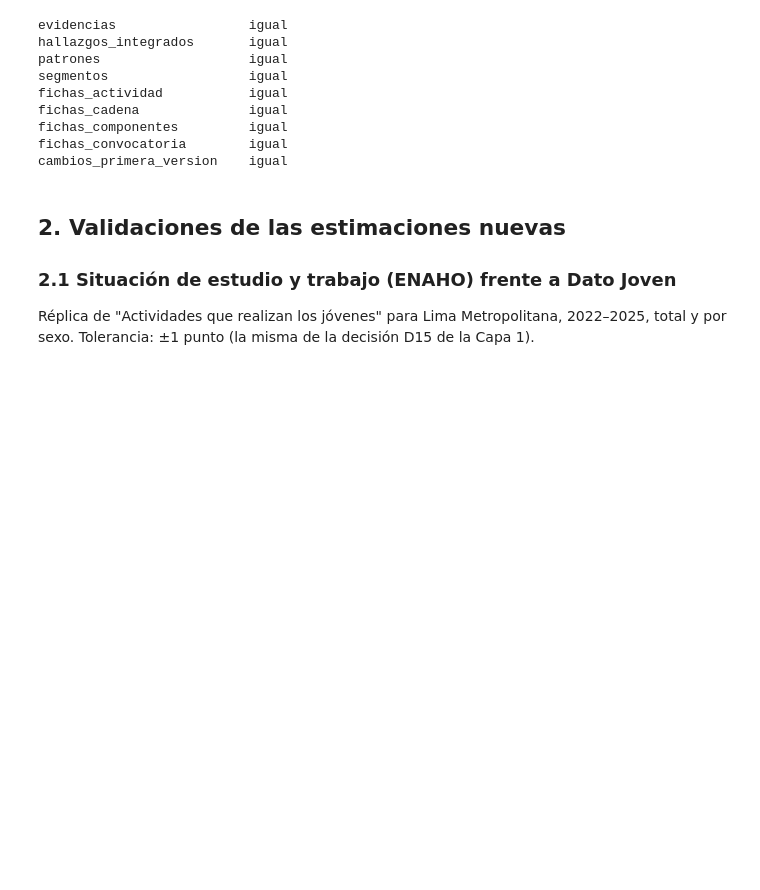
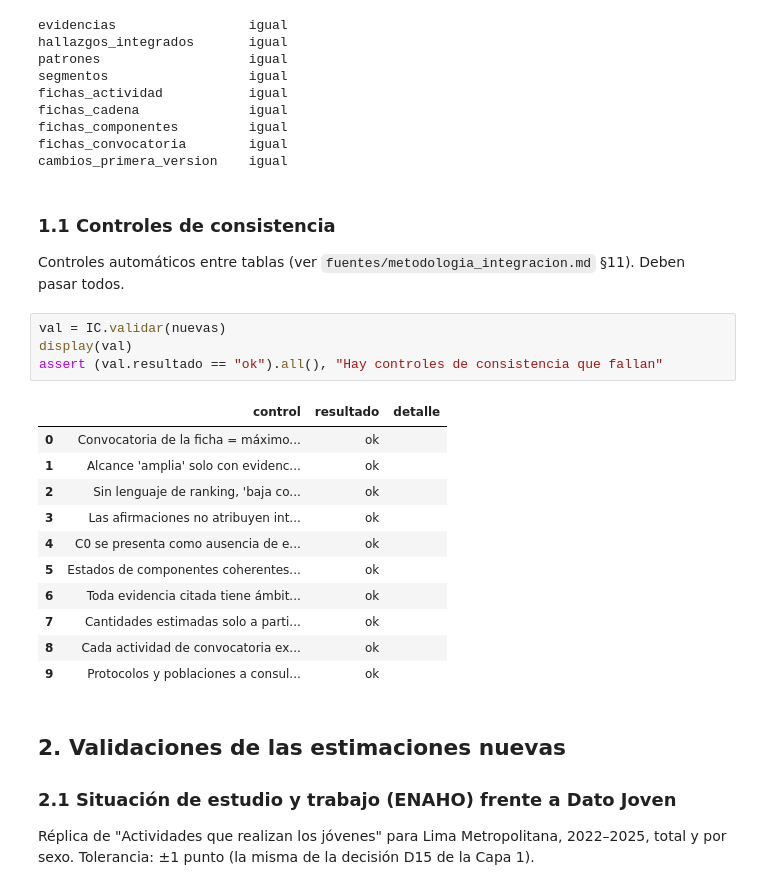
Before and after one commit to serugiran96/ORP-juventudLimaEste, a Jupyter notebook: proyectos/modelo-definicion-actividades/notebooks/04_integracion.ipynb, the cells around one changed output. Drawn from its saved outputs; the diff is of its cells as text; blank space fills up the shorter version.

```diff
--- a/proyectos/modelo-definicion-actividades/notebooks/04_integracion.ipynb
+++ b/proyectos/modelo-definicion-actividades/notebooks/04_integracion.ipynb
@@ -73,6 +74,26 @@ fichas_cadena              igual
 fichas_componentes         igual
 fichas_convocatoria        igual
 cambios_primera_version    igual
+# %% [markdown]
+### 1.1 Controles de consistencia
+
+Controles automáticos entre tablas (ver `fuentes/metodologia_integracion.md` §11). Deben pasar todos.
+# %%
+val = IC.validar(nuevas)
+display(val)
+assert (val.resultado == "ok").all(), "Hay controles de consistencia que fallan"
+# %% [output]
+|  | control | resultado | detalle |
+| 0 | Convocatoria de la ficha = máximo... | ok |  |
+| 1 | Alcance 'amplia' solo con evidenc... | ok |  |
+| 2 | Sin lenguaje de ranking, 'baja co... | ok |  |
+| 3 | Las afirmaciones no atribuyen int... | ok |  |
+| 4 | C0 se presenta como ausencia de e... | ok |  |
+| 5 | Estados de componentes coherentes... | ok |  |
+| 6 | Toda evidencia citada tiene ámbit... | ok |  |
+| 7 | Cantidades estimadas solo a parti... | ok |  |
+| 8 | Cada actividad de convocatoria ex... | ok |  |
+| 9 | Protocolos y poblaciones a consul... | ok |  |
 # %% [markdown]
 ## 2. Validaciones de las estimaciones nuevas
 
```
Also changed, not shown: parts of 6 cells of this notebook, 14 other files.
